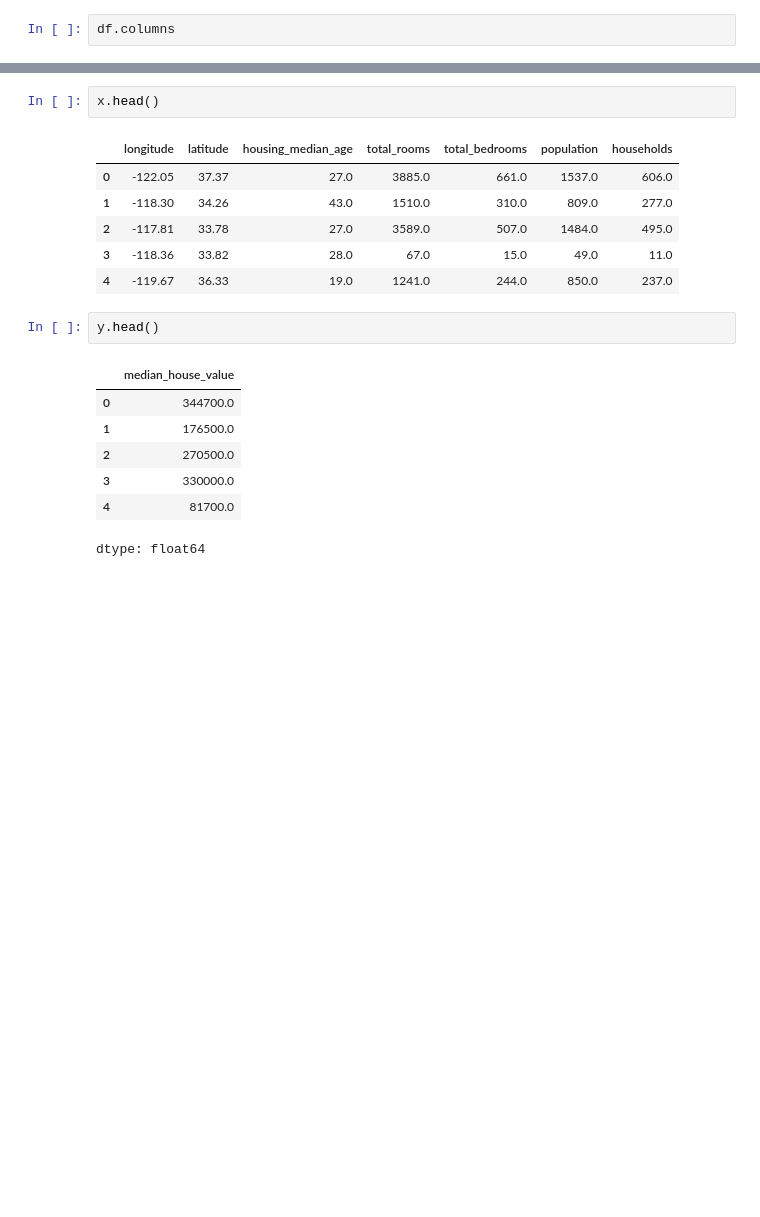
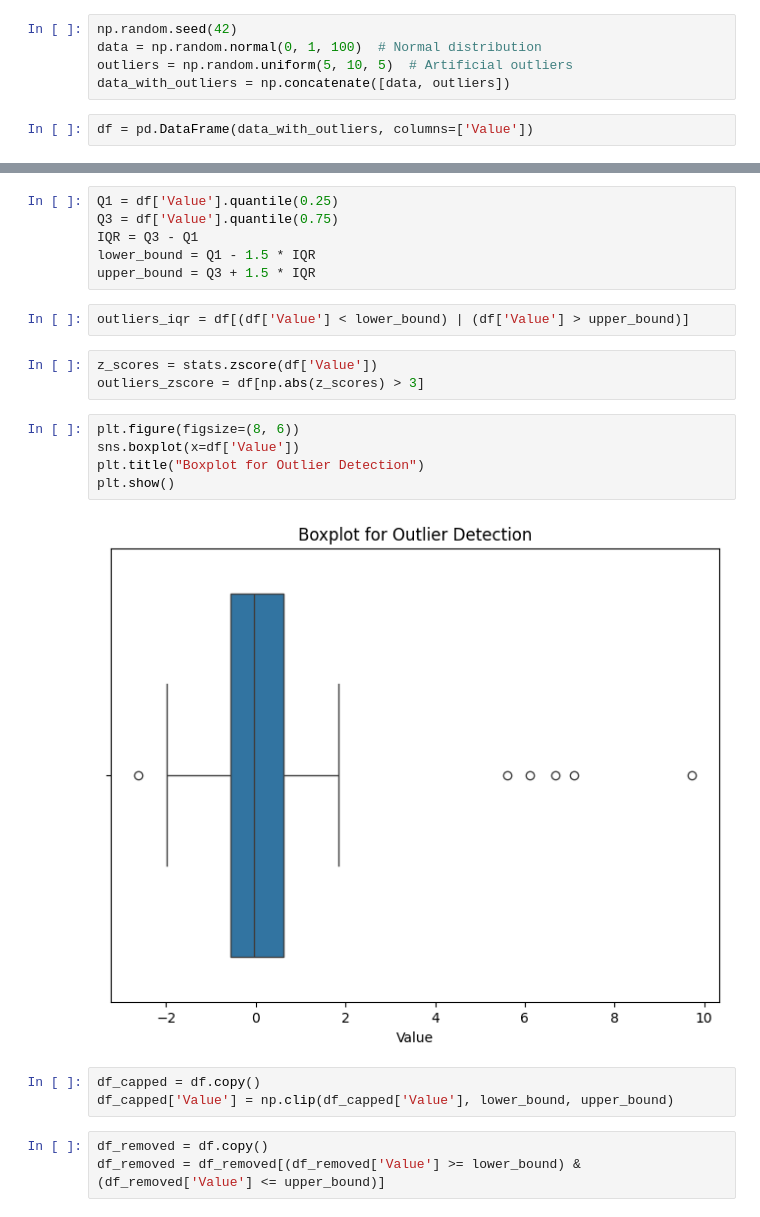
Before and after one commit to ARUN39603/2303a51396, a Jupyter notebook: LAB_04.ipynb, the cells around one changed output, grey strips where cells are left out. Drawn from its saved outputs; the diff is of its cells as text; blank space fills up the shorter version.

```diff
--- a/LAB_04.ipynb
+++ b/LAB_04.ipynb
@@ -44,2 +9,7 @@ df.describe(percentiles=[0.1,0,.25,0.5,0.75,0.9])
+# %%
+np.random.seed(42)
+data = np.random.normal(0, 1, 100)  # Normal distribution
+outliers = np.random.uniform(5, 10, 5)  # Artificial outliers
+data_with_outliers = np.concatenate([data, outliers])
 # %%
-df.columns
+df = pd.DataFrame(data_with_outliers, columns=['Value'])
@@ -109,19 +16,24 @@ Feature set size (3000,)
-# %%
-x.head()
-# %% [output]
-|  | longitude | latitude | housing_median_age | total_rooms | total_bedrooms | population | households |
-| 0 | -122.05 | 37.37 | 27.0 | 3885.0 | 661.0 | 1537.0 | 606.0 |
-| 1 | -118.30 | 34.26 | 43.0 | 1510.0 | 310.0 | 809.0 | 277.0 |
-| 2 | -117.81 | 33.78 | 27.0 | 3589.0 | 507.0 | 1484.0 | 495.0 |
-| 3 | -118.36 | 33.82 | 28.0 | 67.0 | 15.0 | 49.0 | 11.0 |
-| 4 | -119.67 | 36.33 | 19.0 | 1241.0 | 244.0 | 850.0 | 237.0 |
-# %%
-y.head()
-# %% [output]
-|  | median_house_value |
-| 0 | 344700.0 |
-| 1 | 176500.0 |
-| 2 | 270500.0 |
-| 3 | 330000.0 |
-| 4 | 81700.0 |
-dtype: float64
+# %%
+Q1 = df['Value'].quantile(0.25)
+Q3 = df['Value'].quantile(0.75)
+IQR = Q3 - Q1
+lower_bound = Q1 - 1.5 * IQR
+upper_bound = Q3 + 1.5 * IQR
+# %%
+outliers_iqr = df[(df['Value'] < lower_bound) | (df['Value'] > upper_bound)]
+# %%
+z_scores = stats.zscore(df['Value'])
+outliers_zscore = df[np.abs(z_scores) > 3]
+# %%
+plt.figure(figsize=(8, 6))
+sns.boxplot(x=df['Value'])
+plt.title("Boxplot for Outlier Detection")
+plt.show()
+# %% [output]
+[figure, added]
+# %%
+df_capped = df.copy()
+df_capped['Value'] = np.clip(df_capped['Value'], lower_bound, upper_bound)
+# %%
+df_removed = df.copy()
+df_removed = df_removed[(df_removed['Value'] >= lower_bound) & (df_removed['Value'] <= upper_bound)]
```
Also changed, not shown: parts of 17 cells of this notebook.
